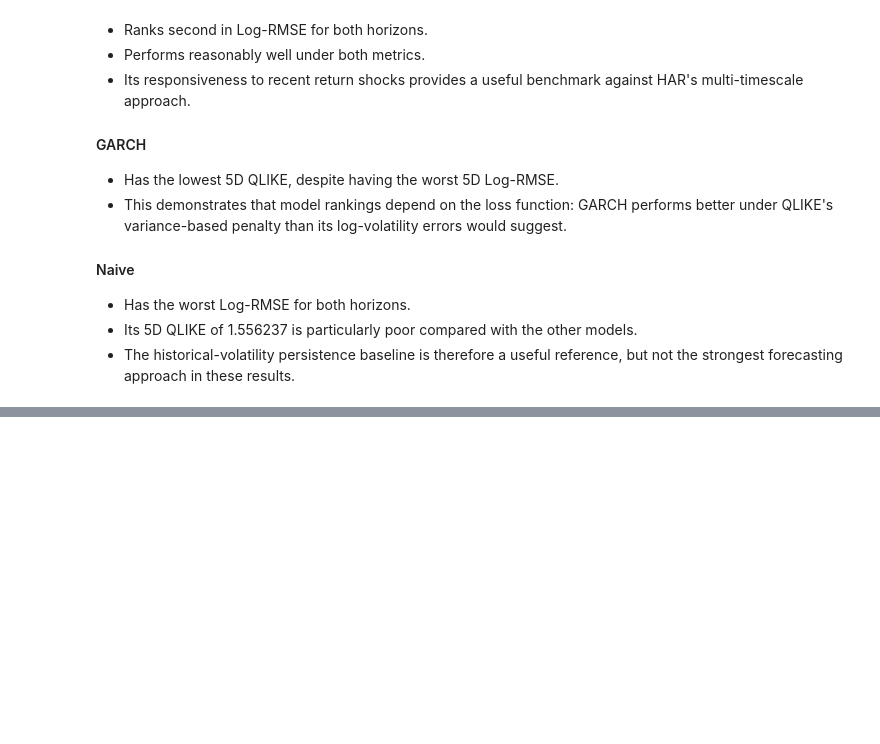
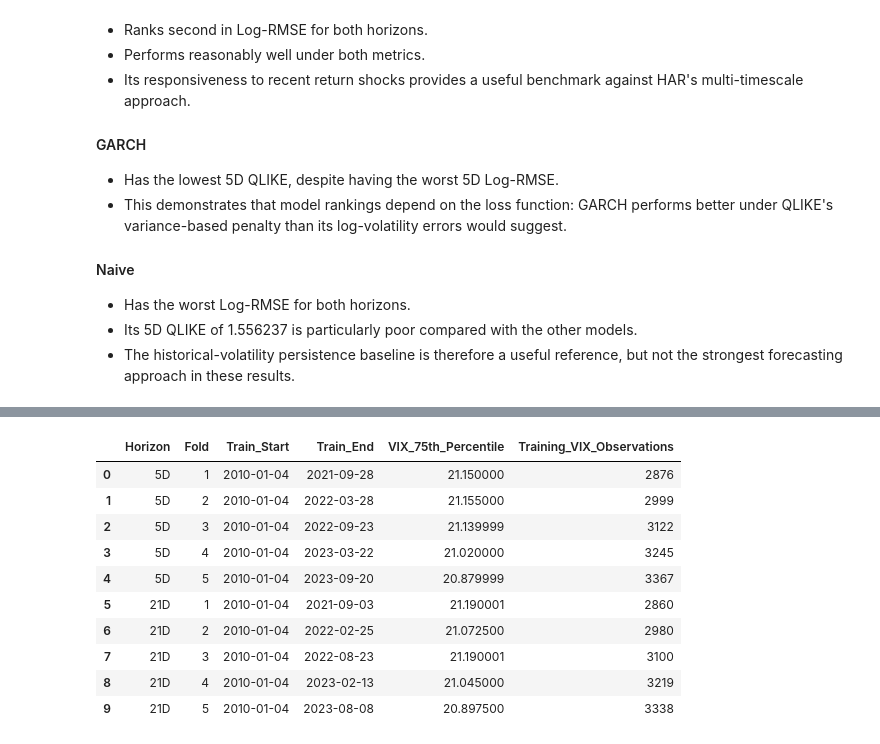
Before and after one commit to Srisupha29/DataScience_Projects, a Jupyter notebook: Indian_Equity_Market_Risk_Forecaster/notebooks/02_Volatility_Targets.ipynb, the cells around one changed output, grey strips where cells are left out. Cells and saved outputs as stored; diff of their text form; code cells hidden in the pictures; blank space fills up the shorter version.

```diff
--- a/Indian_Equity_Market_Risk_Forecaster/notebooks/02_Volatility_Targets.ipynb
+++ b/Indian_Equity_Market_Risk_Forecaster/notebooks/02_Volatility_Targets.ipynb
@@ -2353,0 +2385,43 @@ display(leaderboard)
+# %%
+stress_thresholds = []
+
+for horizon in [5, 21]:
+    folds = fold_results[horizon]
+
+    for _, fold in folds.iterrows():
+
+        train_start = pd.Timestamp(fold["Train_Start"])
+        train_end = pd.Timestamp(fold["Train_End"])
+
+        training_vix = vix_data.loc[
+            (vix_data["Date"] >= train_start)
+            & (vix_data["Date"] <= train_end),
+            "INDIA_VIX_Level"
+        ]
+
+        threshold = training_vix.quantile(0.75)
+
+        stress_thresholds.append({
+            "Horizon": f"{horizon}D",
+            "Fold": int(fold["Fold"]),
+            "Train_Start": train_start,
+            "Train_End": train_end,
+            "VIX_75th_Percentile": threshold,
+            "Training_VIX_Observations": len(training_vix)
+        })
+
+stress_thresholds = pd.DataFrame(stress_thresholds)
+
+display(stress_thresholds)
+# %% [output]
+|  | Horizon | Fold | Train_Start | Train_End | VIX_75th_Percentile | Training_VIX_Observations |
+| 0 | 5D | 1 | 2010-01-04 | 2021-09-28 | 21.150000 | 2876 |
+| 1 | 5D | 2 | 2010-01-04 | 2022-03-28 | 21.155000 | 2999 |
+| 2 | 5D | 3 | 2010-01-04 | 2022-09-23 | 21.139999 | 3122 |
+| 3 | 5D | 4 | 2010-01-04 | 2023-03-22 | 21.020000 | 3245 |
+| 4 | 5D | 5 | 2010-01-04 | 2023-09-20 | 20.879999 | 3367 |
+| 5 | 21D | 1 | 2010-01-04 | 2021-09-03 | 21.190001 | 2860 |
+| 6 | 21D | 2 | 2010-01-04 | 2022-02-25 | 21.072500 | 2980 |
+| 7 | 21D | 3 | 2010-01-04 | 2022-08-23 | 21.190001 | 3100 |
+| 8 | 21D | 4 | 2010-01-04 | 2023-02-13 | 21.045000 | 3219 |
+| 9 | 21D | 5 | 2010-01-04 | 2023-08-08 | 20.897500 | 3338 |
```
Also changed, not shown: parts of 6 cells of this notebook.
